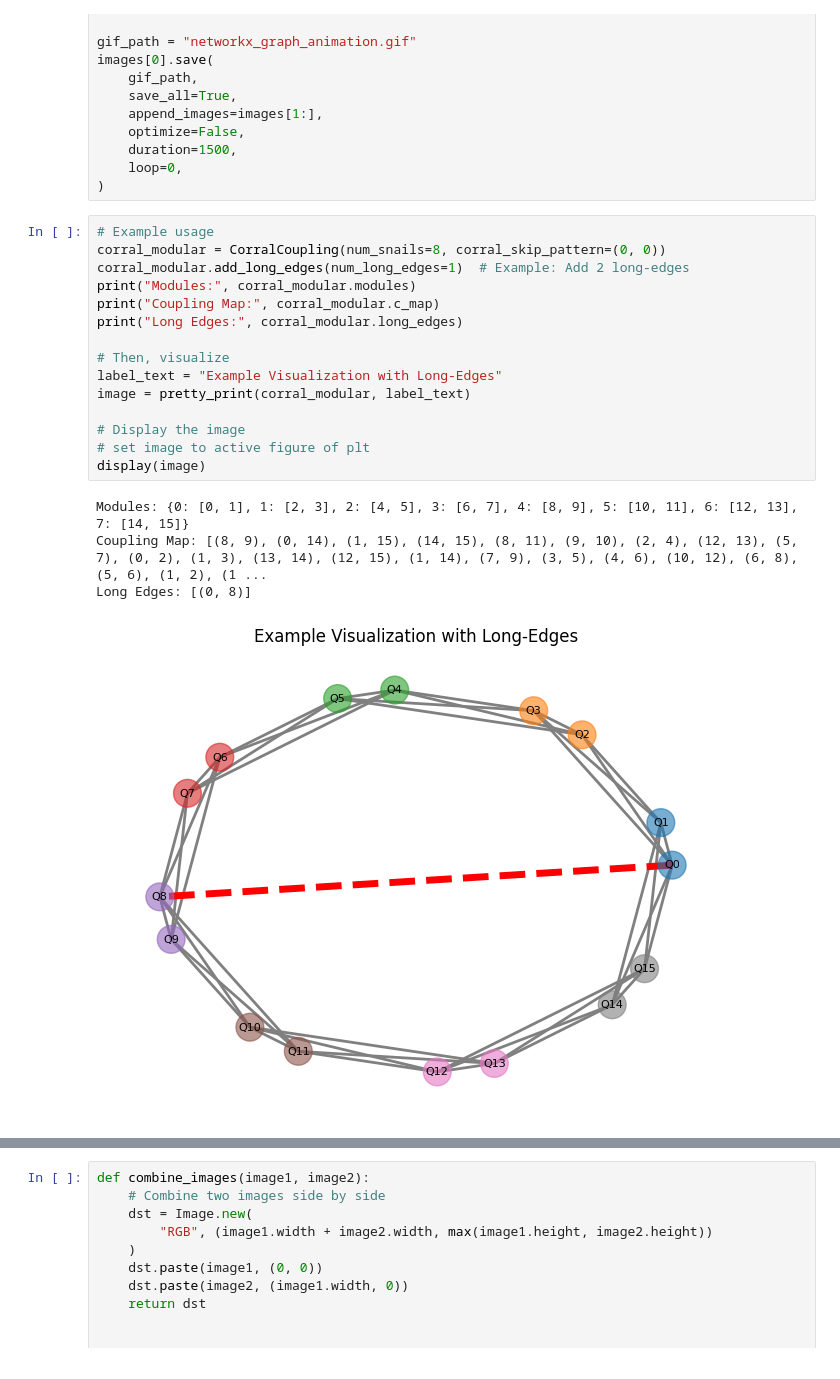
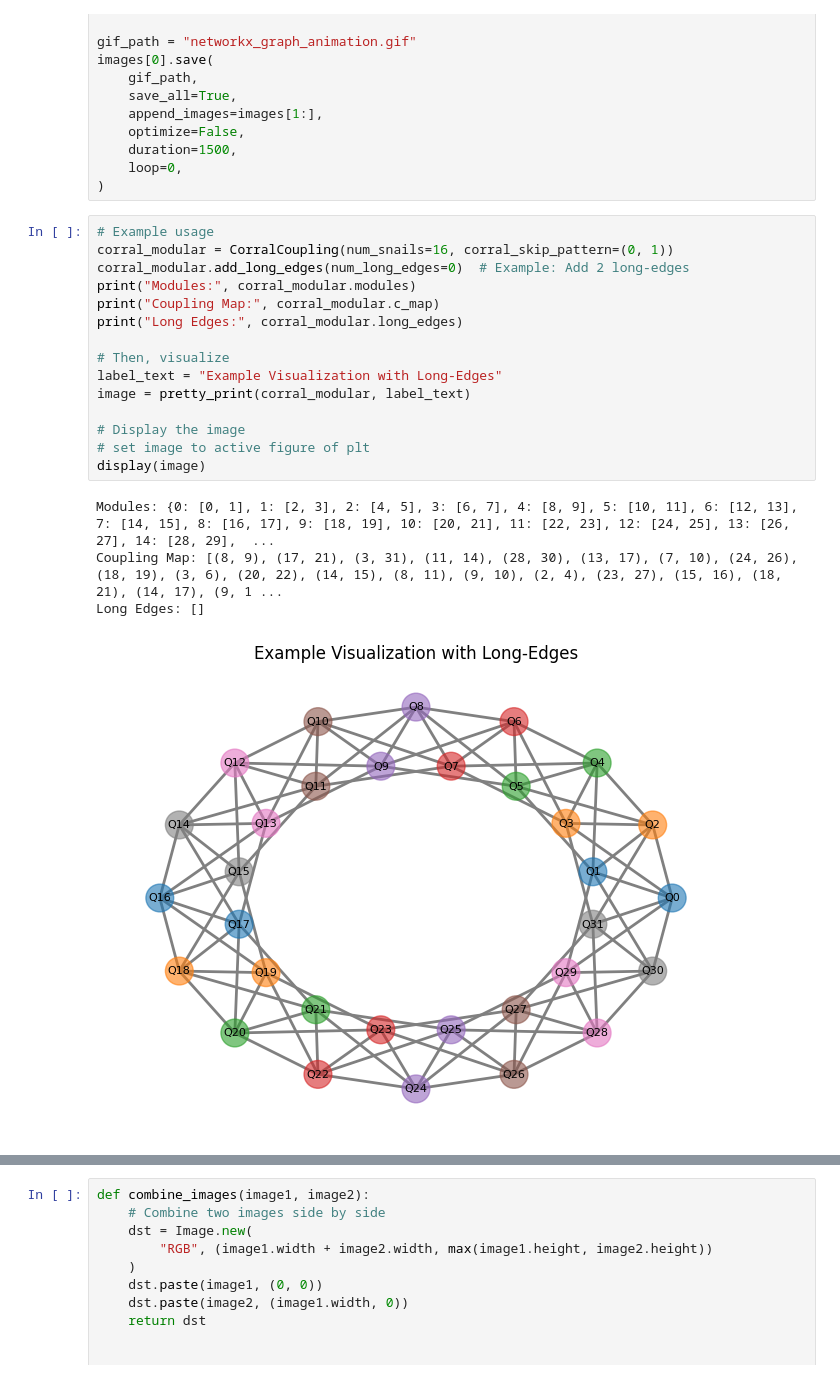
Before and after one commit to Pitt-JonesLab/quantum_logical, a Jupyter notebook: src/notebooks/topologies/01_render.ipynb, the cells around one changed output, grey strips where cells are left out. Saved outputs shown, nothing was run; the diff lists cells and outputs as text.

```diff
--- a/src/notebooks/topologies/01_render.ipynb
+++ b/src/notebooks/topologies/01_render.ipynb
@@ -188,24 +188,24 @@ images[0].save(
 )
 # %%
 # Example usage
-corral_modular = CorralCoupling(num_snails=8, corral_skip_pattern=(0, 0))
-corral_modular.add_long_edges(num_long_edges=1)  # Example: Add 2 long-edges
+corral_modular = CorralCoupling(num_snails=16, corral_skip_pattern=(0, 1))
+corral_modular.add_long_edges(num_long_edges=0)  # Example: Add 2 long-edges
 print("Modules:", corral_modular.modules)
 print("Coupling Map:", corral_modular.c_map)
 print("Long Edges:", corral_modular.long_edges)
 
 # Then, visualize
 label_text = "Example Visualization with Long-Edges"
 image = pretty_print(corral_modular, label_text)
 
 # Display the image
 # set image to active figure of plt
 display(image)
 # %% [output]
-Modules: {0: [0, 1], 1: [2, 3], 2: [4, 5], 3: [6, 7], 4: [8, 9], 5: [10, 11], 6: [12, 13], 7: [14, 15]}
-Coupling Map: [(8, 9), (0, 14), (1, 15), (14, 15), (8, 11), (9, 10), (2, 4), (12, 13), (5, 7), (0, 2), (1, 3), (13, 14), (12, 15), (1, 14), (7, 9), (3, 5), (4, 6), (10, 12), (6, 8), (5, 6), (1, 2), (1 ...
-Long Edges: [(0, 8)]
+Modules: {0: [0, 1], 1: [2, 3], 2: [4, 5], 3: [6, 7], 4: [8, 9], 5: [10, 11], 6: [12, 13], 7: [14, 15], 8: [16, 17], 9: [18, 19], 10: [20, 21], 11: [22, 23], 12: [24, 25], 13: [26, 27], 14: [28, 29],  ...
+Coupling Map: [(8, 9), (17, 21), (3, 31), (11, 14), (28, 30), (13, 17), (7, 10), (24, 26), (18, 19), (3, 6), (20, 22), (14, 15), (8, 11), (9, 10), (2, 4), (23, 27), (15, 16), (18, 21), (14, 17), (9, 1 ...
+Long Edges: []
-[figure, old version]
+[figure, new version]
 # %%
 def pretty_print_snails_3d(corral_modular):
     fig = plt.figure(figsize=(10, 7))
```
Also changed, not shown: parts of 1 cell of this notebook, 4 other files.
